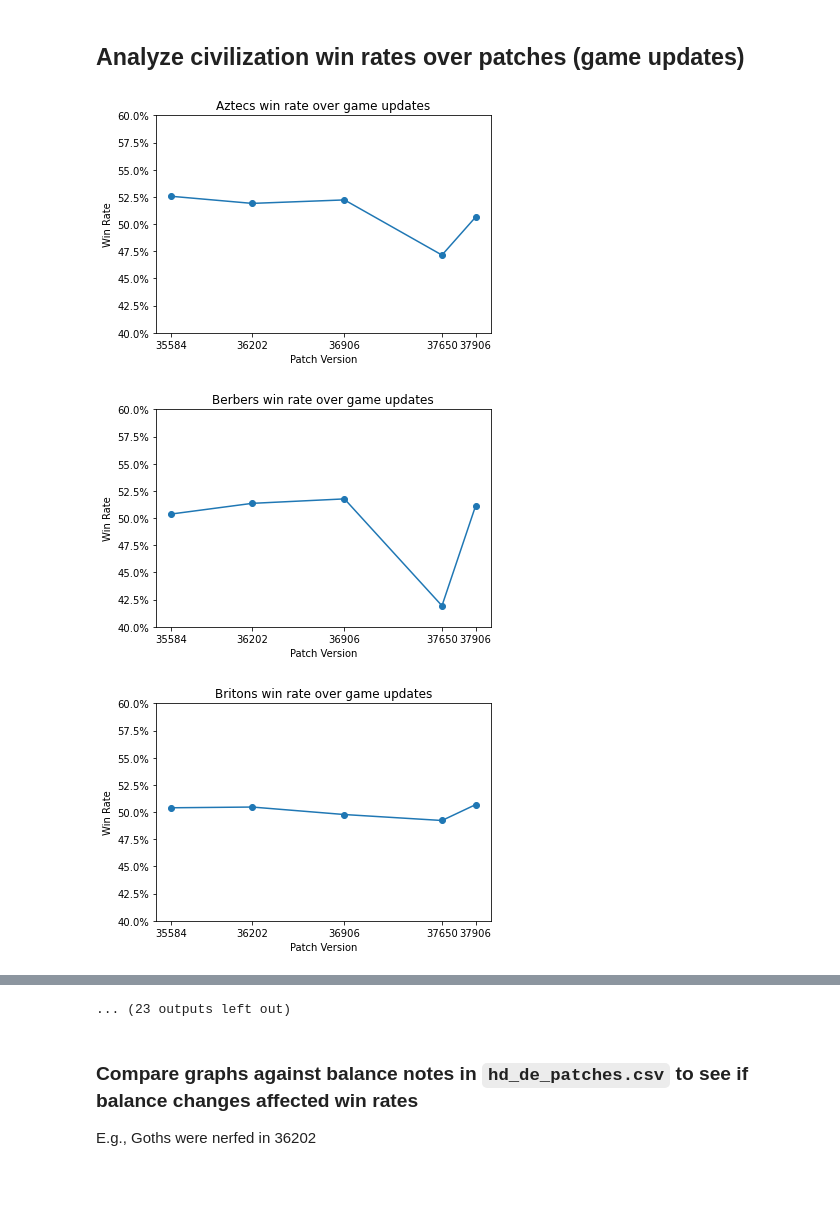
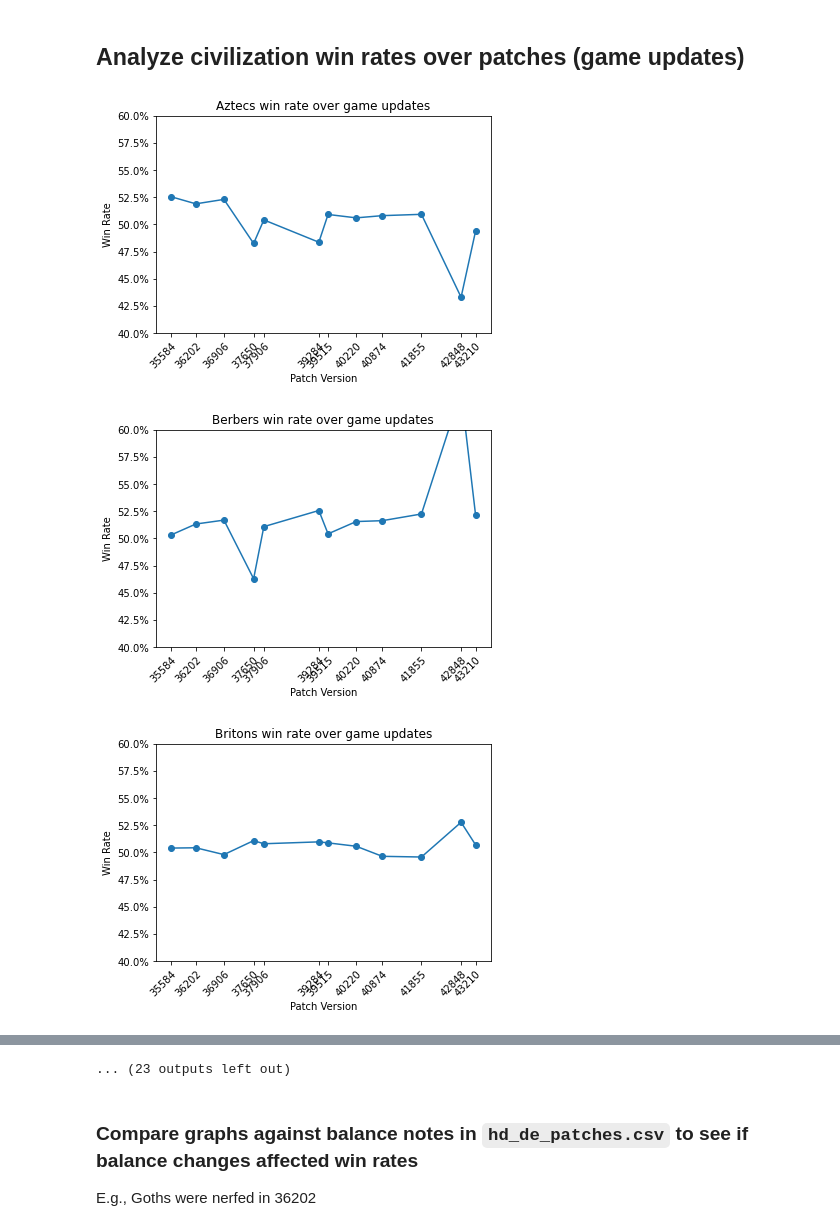
Before and after one commit to rishigoutam/aoe2, a Jupyter notebook: src/analysis/aoe2de_analysis.ipynb, the cells around one changed output, grey strips where cells are left out. Drawn from its saved outputs; the diff is of its cells as text; code cells hidden in the pictures; blank space fills up the shorter version.

Commit message:
Use large matches dataset for final graphs

```diff
--- a/src/analysis/aoe2de_analysis.ipynb
+++ b/src/analysis/aoe2de_analysis.ipynb
@@ -11,9 +11,10 @@ data_dir = 'data/'
 aoe2net_dir = f"{data_dir}aoe2net/"
 out_dir = "./outputs/aoe2de/"
 
-# Tested that this notebook works for *_big.csv files as well, but we will use the small files due to speed
-matches = pd.read_csv(f'{aoe2net_dir}matches.csv')
-players = pd.read_csv(f'{aoe2net_dir}match_players.csv')
+# Set use_big to False for testing with the smaller dataset
+use_big = True
+matches = pd.read_csv(f'{aoe2net_dir}matches{"_big" if use_big else ""}.csv')
+players = pd.read_csv(f'{aoe2net_dir}match_players{"_big" if use_big else ""}.csv')
 # %% [markdown]
 # Explore datasets
 # %%
@@ -249,26 +249,26 @@ win_rates.head()
 # %%
 # we can use this to analyze balance across patches
 mp_df_all_patches = get_filtered_matches_players(patches=list(matches.patch.unique())) # TODO should probably only use update patches
 win_rates_all_patches = mp_df_all_patches.groupby(['patch', 'civ'])[['winner']].mean().reset_index().rename(columns={'winner': 'win_rate'}).sort_values(by='patch')
 
 # toggle plotting all civilizations vs ones we are interested in
 civs_to_plot = list(sorted(set(win_rates_all_patches.civ))) # all 35 civs
 # civs_to_plot = ['Goths', 'Portuguese'] # top/bottom from earlier analysis
 
 for civ in civs_to_plot:
     civ_rates = win_rates_all_patches[win_rates_all_patches['civ'] == civ]
     _, ax = plt.subplots()
     ax.yaxis.set_major_formatter(PercentFormatter(1))
     plt.title(f'{civ} win rate over game updates')
     plt.ylim((.4,.6))
     plt.xlabel(f'Patch Version')
     plt.ylabel(f'Win Rate')
-    plt.xticks(civ_rates.patch, civ_rates.patch)
+    plt.xticks(civ_rates.patch, civ_rates.patch, rotation=45, ha='right', rotation_mode='anchor')
     plt.scatter(data=civ_rates, x='patch', y='win_rate')
     plt.plot(civ_rates.patch, civ_rates.win_rate)
     plt.savefig(f'{out_dir}{civ}-win-rate-all-patches.png', bbox_inches='tight')
     plt.show()
 # %% [output]
-[figure, old version]
+[figure, new version]
-[figure, old version]
+[figure, new version]
-[figure, old version]
+[figure, new version]
```
Also changed, not shown: parts of 11 cells of this notebook, 38 other files.
